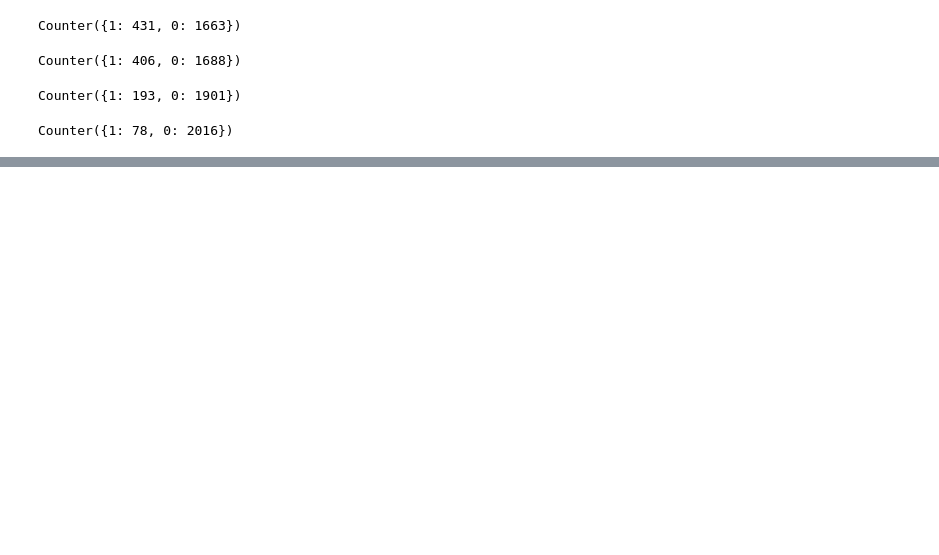
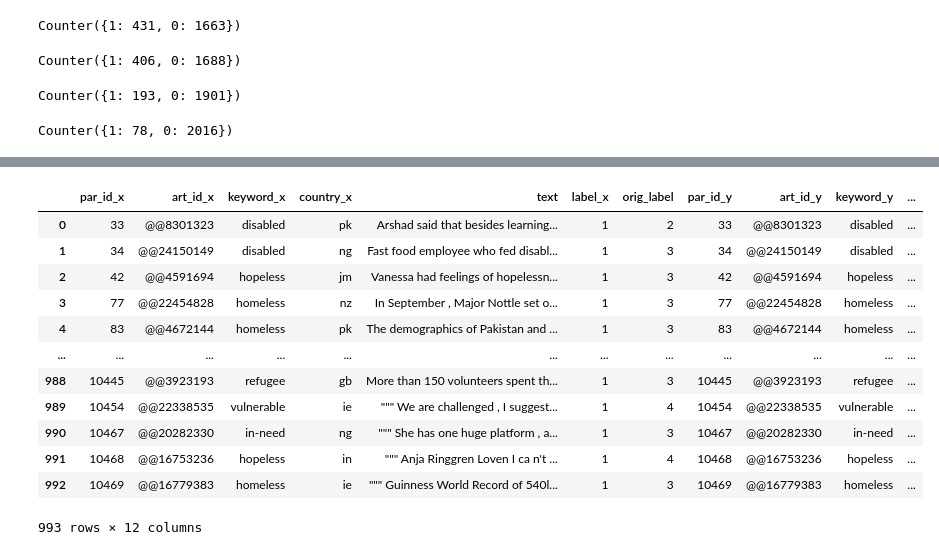
Before and after one commit to NiuJ1ao/PromptTuningPCL, a Jupyter notebook: notebook.ipynb, the cells around one changed output, grey strips where cells are left out. Cells and saved outputs as stored; diff of their text form; code cells hidden in the pictures; blank space fills up the shorter version.

```diff
--- a/notebook.ipynb
+++ b/notebook.ipynb
@@ -44,0 +83,14 @@ tokenizer.decode(predictions).split()
+# %%
+from dont_patronize_me import DontPatronizeMe
+import pandas as pd
+from data_loader import rebuild_raw_dataset
+
+dpm = DontPatronizeMe("data", "")
+
+dpm.load_task1()
+dpm.load_task2()
+
+task1df = dpm.train_task1_df
+task2df = dpm.train_task2_df
+
+task2df
@@ -44,0 +113,19 @@ tokenizer.decode(predictions).split()
+# %%
+intersect_df = pd.merge(task1df, task2df, how ='inner', on =["text"])
+# intersect_df = intersect_df.drop(columns=['par_id_y', 'art_id_y', 'keyword_y', 'country_y', 'label_y'])
+# intersect_df = intersect_df.rename(columns={"par_id_x": "par_id", "art_id_x": "art_id", "keyword_x": "keyword", "country_x": "country", "label_x": "label"})
+intersect_df
+# %% [output]
+|  | par_id_x | art_id_x | keyword_x | country_x | text | label_x | orig_label | par_id_y | art_id_y | keyword_y | ... |
+| 0 | 33 | @@8301323 | disabled | pk | Arshad said that besides learning... | 1 | 2 | 33 | @@8301323 | disabled | ... |
+| 1 | 34 | @@24150149 | disabled | ng | Fast food employee who fed disabl... | 1 | 3 | 34 | @@24150149 | disabled | ... |
+| 2 | 42 | @@4591694 | hopeless | jm | Vanessa had feelings of hopelessn... | 1 | 3 | 42 | @@4591694 | hopeless | ... |
+| 3 | 77 | @@22454828 | homeless | nz | In September , Major Nottle set o... | 1 | 3 | 77 | @@22454828 | homeless | ... |
+| 4 | 83 | @@4672144 | homeless | pk | The demographics of Pakistan and ... | 1 | 3 | 83 | @@4672144 | homeless | ... |
+| ... | ... | ... | ... | ... | ... | ... | ... | ... | ... | ... | ... |
+| 988 | 10445 | @@3923193 | refugee | gb | More than 150 volunteers spent th... | 1 | 3 | 10445 | @@3923193 | refugee | ... |
+| 989 | 10454 | @@22338535 | vulnerable | ie | """ We are challenged , I suggest... | 1 | 4 | 10454 | @@22338535 | vulnerable | ... |
+| 990 | 10467 | @@20282330 | in-need | ng | """ She has one huge platform , a... | 1 | 3 | 10467 | @@20282330 | in-need | ... |
+| 991 | 10468 | @@16753236 | hopeless | in | """ Anja Ringgren Loven I ca n't ... | 1 | 4 | 10468 | @@16753236 | hopeless | ... |
+| 992 | 10469 | @@16779383 | homeless | ie | """ Guinness World Record of 540l... | 1 | 3 | 10469 | @@16779383 | homeless | ... |
+993 rows × 12 columns
```
Also changed, not shown: parts of 10 cells of this notebook, 36 other files.
